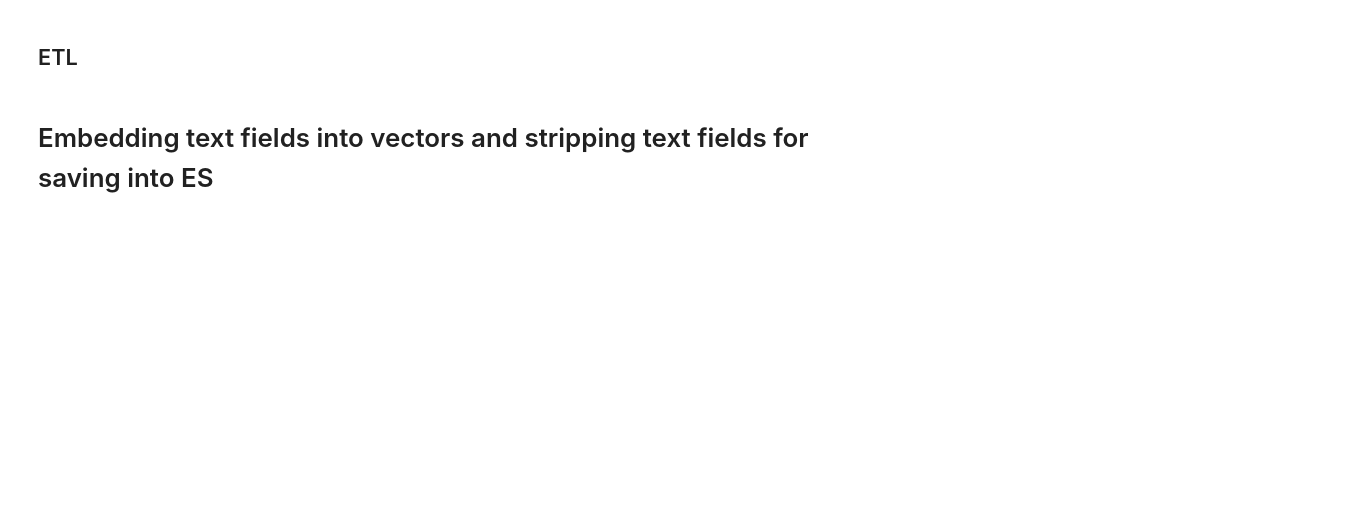
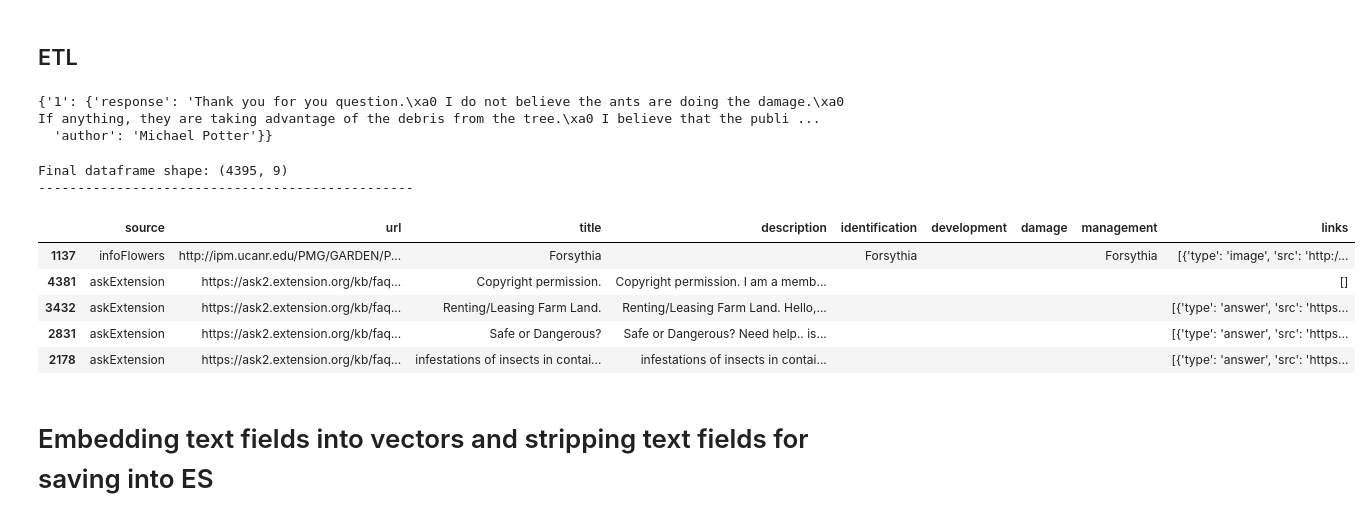
Before and after one commit to biddy1618/askchatbot, a Jupyter notebook: actions/es/deployment/es_ingest_data.ipynb, the cells around one changed output. Cells and saved outputs as stored; diff of their text form; code cells hidden in the pictures; blank space fills up the shorter version.

```diff
--- a/actions/es/deployment/es_ingest_data.ipynb
+++ b/actions/es/deployment/es_ingest_data.ipynb
@@ -27,6 +27,6 @@ plt.rcParams['ytick.color'      ] = COLOR
  'veggieItems_new.json',
  'weedItems.json']
 '''
-_PATH = '../data/uc-ipm/updated-Dec2021/'
+_PATH = '../data/'
 DATA_FILE_NAMES = sorted(os.listdir(_PATH))
 DATA_FILE_NAMES
@@ -437,6 +477,6 @@ finalDf.sample(5)
  'Videos.json',
  'WeedIdItems.json']
 '''
-_PATH = '../data/uc-ipm/updated-Apr2022/'
+_PATH = '../data/'
 DATA_FILE_NAMES = sorted(os.listdir(_PATH))
 DATA_FILE_NAMES
@@ -750,9 +830,9 @@ finalDf.sample(5)
 # %%
 import json
 
-PATH = '../data/askextension/2020-08-20/'
+PATH = '../ask-data/'
 FILE_NAMES = [PATH + f for f in sorted(os.listdir(PATH))]
 
-with open(FILE_NAMES[0]) as f:
+with open(FILE_NAMES[0], 'r', encoding='utf-8') as f:
     f = json.load(f)
     print(json.dumps(f[0], indent = 2))
@@ -759,5 +858,28 @@ with open(FILE_NAMES[0]) as f:
 # %% [markdown]
 ## ETL
+# %%
+def transform_to_dict(answers):
+    new_dict = {}
+    for i, a in enumerate(answers):
+        if 'response' in a:
+            new_dict[str(i)] = a
+    return new_dict
+
+answers = [
+      {
+        "attachments": [
+          "https://ask2.extension.org/file.php?key=pxxbzq8tkf2sywrzebtn62pwm7--tgs0&expires=1667520000&signature=4acc1145a20ddd4dff9202e602f574fd827ec85a"
+        ]
+      },
+      {
+        "response": "Thank you for you question.  I do not believe the ants are doing the damage.  If anything, they are taking advantage of the debris from the tree.  I believe that the publication link below is the best diagnosis given the information you have provided. In regards to the oozing, Bacterial Wetwood would be the culprit.  I am including another link for your review. Thank you for the question and information to help identify the problem.http://texasforestservice.tamu.edu/main/popup.aspx?id=1262http://harris-agrilife-org.wpengine.netdna-cdn.com/files/2011/05/Bacterial-Wetwood.pdf",
+        "author": "Michael Potter"
+      }
+    ]
+transform_to_dict(answers)
+# %% [output]
+{'1': {'response': 'Thank you for you question.\xa0 I do not believe the ants are doing the damage.\xa0 If anything, they are taking advantage of the debris from the tree.\xa0 I believe that the publi ...
+  'author': 'Michael Potter'}}
 # %%
 import sys
 import re
@@ -810,10 +932,19 @@ def _clean(text):
     text = re.sub(r'\s+', ' ', text).strip()
     return text
 
+def transform_to_dict(answers):
+    new_dict = {}
+    for i, a in enumerate(answers):
+        if 'response' in a:
+            new_dict[str(i)] = a
+    return new_dict
+
 def _transform_answer(answer_dict):
     '''
     Convert answer field from a dictionary to a list.
     '''
+    if isinstance(answer_dict, list):
+        answer_dict = transform_to_dict(answer_dict)
     answers = [{}] * len(answer_dict)
 
     for k, v in answer_dict.items():
@@ -879,33 +1010,42 @@ def _merge_title_question(df):
 
 # Create new column from `title` and `question`, or only question
 # if title is exactly the question
 df['description'] = _merge_title_question(df)
 
 # Remove questions with small number words in title-question
 if MIN_WORD_COUNT:
     df = df[df['description'].str.split().str.len() > MIN_WORD_COUNT]
 
 df = df.loc[:, ['source', 'url', 'title', 'description', 'links']]
 df.sample(5)
 
 cols = ['source', 'url', 'title', 'description', 'identification', 'development', 'damage', 'management', 'links']
 '''
 columns in source:
 source url name description links
 final schema:
 source url title description identification development damage management links
 '''
 df['identification' ] = ''
 df['development'    ] = ''
 df['damage'         ] = ''
 df['management'     ] = ''
 df = df[cols]
 
 finalDf = pd.concat([finalDf, df], ignore_index = True, axis = 0)
 print(f'Final dataframe shape: {finalDf.shape}')
 print(f'------------------------------------------------')
 
 finalDf.sample(5)
+# %% [output]
+Final dataframe shape: (4395, 9)
+------------------------------------------------
+|  | source | url | title | description | identification | development | damage | management | links |
+| 1137 | infoFlowers | http://ipm.ucanr.edu/PMG/GARDEN/P... | Forsythia |  | Forsythia |  |  | Forsythia | [{'type': 'image', 'src': 'http:/... |
+| 4381 | askExtension | https://ask2.extension.org/kb/faq... | Copyright permission. | Copyright permission. I am a memb... |  |  |  |  | [] |
+| 3432 | askExtension | https://ask2.extension.org/kb/faq... | Renting/Leasing Farm Land. | Renting/Leasing Farm Land. Hello,... |  |  |  |  | [{'type': 'answer', 'src': 'https... |
+| 2831 | askExtension | https://ask2.extension.org/kb/faq... | Safe or Dangerous? | Safe or Dangerous? Need help.. is... |  |  |  |  | [{'type': 'answer', 'src': 'https... |
+| 2178 | askExtension | https://ask2.extension.org/kb/faq... | infestations of insects in contai... | infestations of insects in contai... |  |  |  |  | [{'type': 'answer', 'src': 'https... |
 # %% [markdown]
 # Embedding text fields into vectors and stripping text fields for saving into ES
 # %%
```
Also changed, not shown: parts of 12 cells of this notebook, 2 other files.
